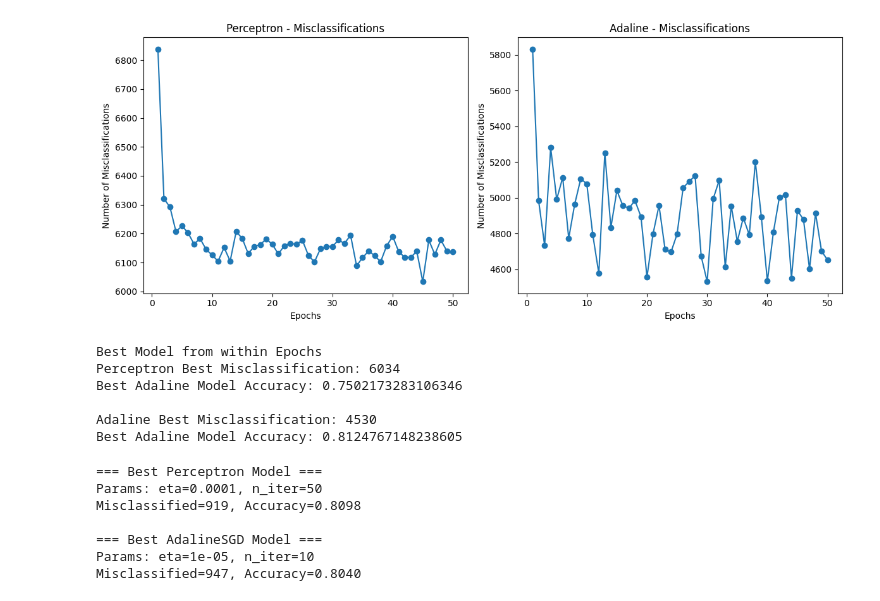
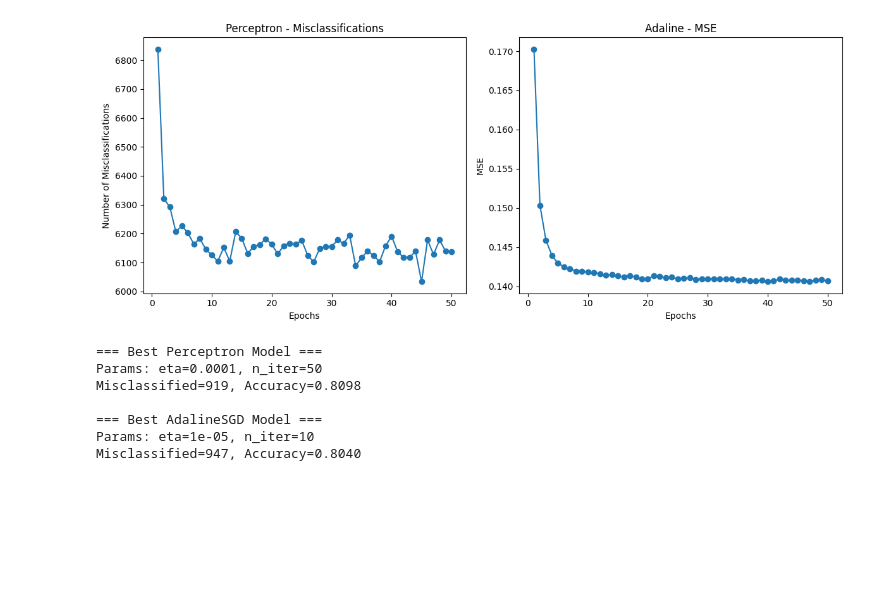
Before and after one commit to cedricstrobel/DASC_Project1, a Jupyter notebook: ML_Ckassifiers_P1_P2.ipynb, the cells around one changed output. Drawn from its saved outputs; the diff is of its cells as text; code cells hidden in the pictures; blank space fills up the shorter version.

Commit message:
Finalized Preprocessing, perceptron, and adaline for part 1 and 2

```diff
--- a/ML_Ckassifiers_P1_P2.ipynb
+++ b/ML_Ckassifiers_P1_P2.ipynb
@@ -204,6 +124,12 @@ class Perceptron:
     errors_ : list
       Number of misclassifications (updates) in each epoch.
 
+    self.best_errors_ : Int
+        Lowest error found within in epoc training
+    self.best_w_ : 1d-array
+        Best weights that led to the lowest error
+    self.best_b_ : Scalar
+        Best bias that lead to the lowest error
     """
     def __init__(self, eta=0.01, n_iter=50, random_state=1):
         self.eta = eta
@@ -286,6 +212,13 @@ class AdalineSGD:
       Bias unit after fitting.
     losses_ : list
       Mean squared error loss function values in each epoch.
+
+    self.best_misclassifications_  : Int
+        Lowest misclassification found within in epoc training
+    self.best_w_ : 1d-array
+        Best weights that led to the lowest error
+    self.best_b_ : Scalar
+        Best bias that lead to the lowest error
     """
 
     def __init__(self, eta=0.01, n_iter=50, shuffle=True, random_state=1):
@@ -319,7 +252,7 @@ class AdalineSGD:
             avg_loss = np.mean(losses)
             self.losses_.append(avg_loss)
 
-            # count misclassifications at the end of each epoch
+            # count misclassifications at the end of each epoch (haha didnt need this. asked for mse for graph)
             y_pred = self.predict(X)
             misclassifications = (y != y_pred).sum()
             if misclassifications < self.best_misclassifications_:
@@ -400,35 +335,2 @@ X_train, X_test, y_train, y_test = train_test_split(
 ppn = Perceptron(eta=0.1, n_iter=50, random_state=1).fit(X_label, y_label)
 ada = AdalineSGD(eta=0.00001, n_iter=50).fit(X_label, y_label)
-# %%
-fig, axes = plt.subplots(1, 2, figsize=(12, 5))  # 1 row, 2 columns
-
-# Perceptron plot
-axes[0].plot(range(1, len(ppn.errors_) + 1), ppn.errors_, marker='o')
-axes[0].set_xlabel('Epochs')
-axes[0].set_ylabel('Number of Misclassifications')
-axes[0].set_title('Perceptron - Misclassifications')
-
-# Adaline plot
-axes[1].plot(range(1, len(ada.errors_) + 1), ada.errors_, marker='o')
-axes[1].set_xlabel('Epochs')
-axes[1].set_ylabel('Number of Misclassifications')
-axes[1].set_title('Adaline - Misclassifications')
-
-# Adjust layout
-plt.tight_layout()
-plt.show()
-# %% [output]
-[figure, removed]
-# %%
-total_sample_num = y_label.shape[0]
-print('Best Model from within Epochs')
-print(f'Perceptron Best Misclassification: {ppn.best_errors_}\nBest Adaline Model Accuracy: {(total_sample_num - ppn.best_errors_)/total_sample_num}\n')
-
-print(f'Adaline Best Misclassification: {ada.best_misclassifications_}\nBest Adaline Model Accuracy: {(total_sample_num - ada.best_misclassifications_)/total_sample_num}')
-# %% [output]
-Best Model from within Epochs
-Perceptron Best Misclassification: 6034
-Best Adaline Model Accuracy: 0.7502173283106346
-
-Adaline Best Misclassification: 4530
-Best Adaline Model Accuracy: 0.8124767148238605
@@ -438 +337,23 @@ adaline_validation_predictions = predict_adaline(X_label_validation, ada.best_w_
+# %%
+axes = plt.subplots(1, 2, figsize=(12, 5))  # 1 row, 2 columns
+
+# Perceptron plot
+axes[0].plot(range(1, len(ppn.errors_) + 1), ppn.errors_, marker='o')
+axes[0].set_xlabel('Epochs')
+axes[0].set_ylabel('Number of Misclassifications')
+axes[0].set_title('Perceptron - Misclassifications')
+
+# Adaline plot
+axes[1].plot(range(1, len(ada.losses_) + 1), ada.losses_, marker='o')
+axes[1].set_xlabel('Epochs')
+axes[1].set_ylabel('MSE')
+axes[1].set_title('Adaline - MSE')
+
+# Adjust layout
+plt.tight_layout()
+plt.show()
+
+# Graphs plotted show MIS and MSE over epochs converging (Interesting thing found that if you hotcode cat columns for perceptron it doesnt converge. After the first epoch its basically at its lowest MIS. Graph for hotcode isnt shown because one of my friends told me your suppose to label encode it which is what was done part 1)
+# %% [output]
+[figure, added]
 # %%
```
Also changed, not shown: parts of 11 cells of this notebook, 3 other files.
